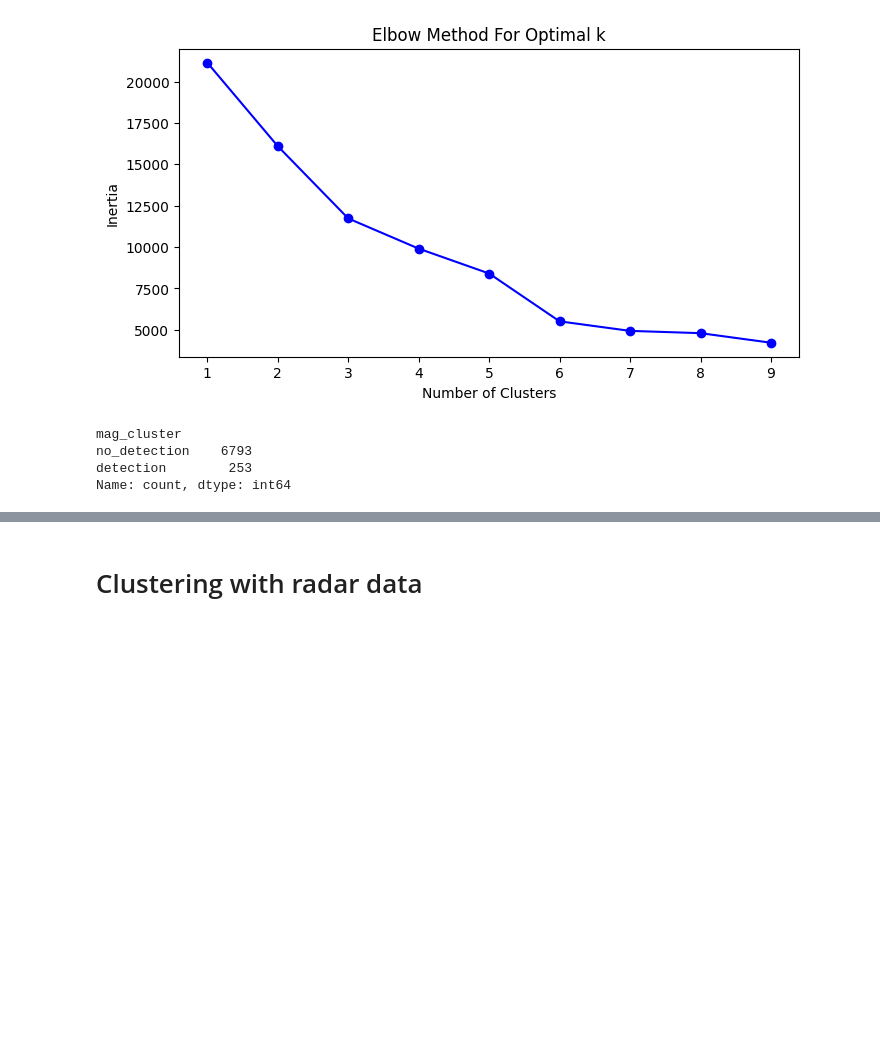
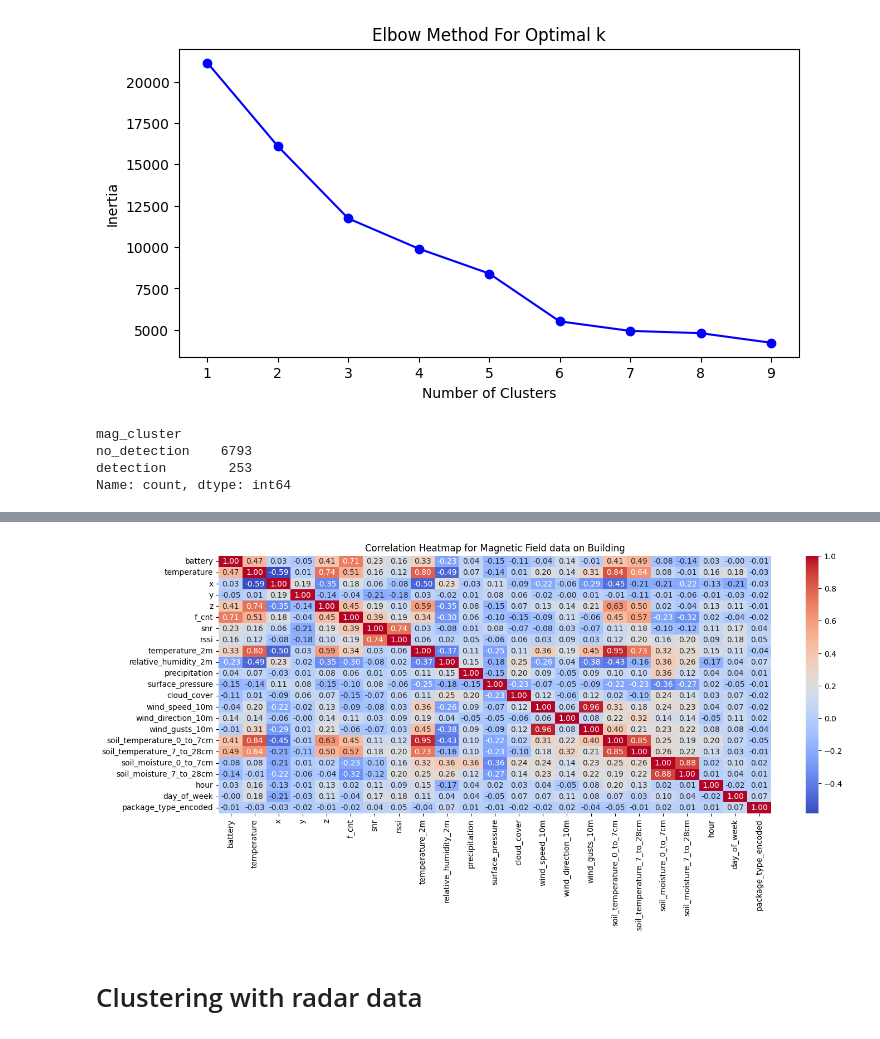
Before and after one commit to annikaijak/2nd_semester_project, a Jupyter notebook: notebooks/eda/EDA_MAG_VS_RAD_clustering.ipynb, the cells around one changed output, grey strips where cells are left out. Saved outputs shown, nothing was run; the diff lists cells and outputs as text; code cells hidden in the pictures; blank space fills up the shorter version.

```diff
--- a/notebooks/eda/EDA_MAG_VS_RAD_clustering.ipynb
+++ b/notebooks/eda/EDA_MAG_VS_RAD_clustering.ipynb
@@ -89,3 +99,13 @@ Name: count, dtype: int64
+# %%
+cm_mag_building = df_building[['battery', 'temperature', 'x', 'y', 'z', 'f_cnt', 'snr', 'rssi', "temperature_2m", "relative_humidity_2m", "precipitation", "surface_pressure", "cloud_cover", "wind_speed_10m", "wind_direction_10m", "wind_gusts_10m", "soil_temperature_0_to_7cm", "soil_temperature_7_to_28cm", "soil_moisture_0_to_7cm", "soil_moisture_7_to_28cm", 'hour', 'day_of_week', 'package_type_encoded']].corr()
+
+# Plotting heatmap
+plt.figure(figsize=(16, 6))
+sns.heatmap(cm_mag_building, annot=True, cmap='coolwarm', fmt=".2f")
+plt.title('Correlation Heatmap for Magnetic Field data on Building')
+plt.show()
+# %% [output]
+[figure, added]
 # %% [markdown]
 # Clustering with radar data
 # %%
```
Also changed, not shown: parts of 10 cells of this notebook, 6 other files.
